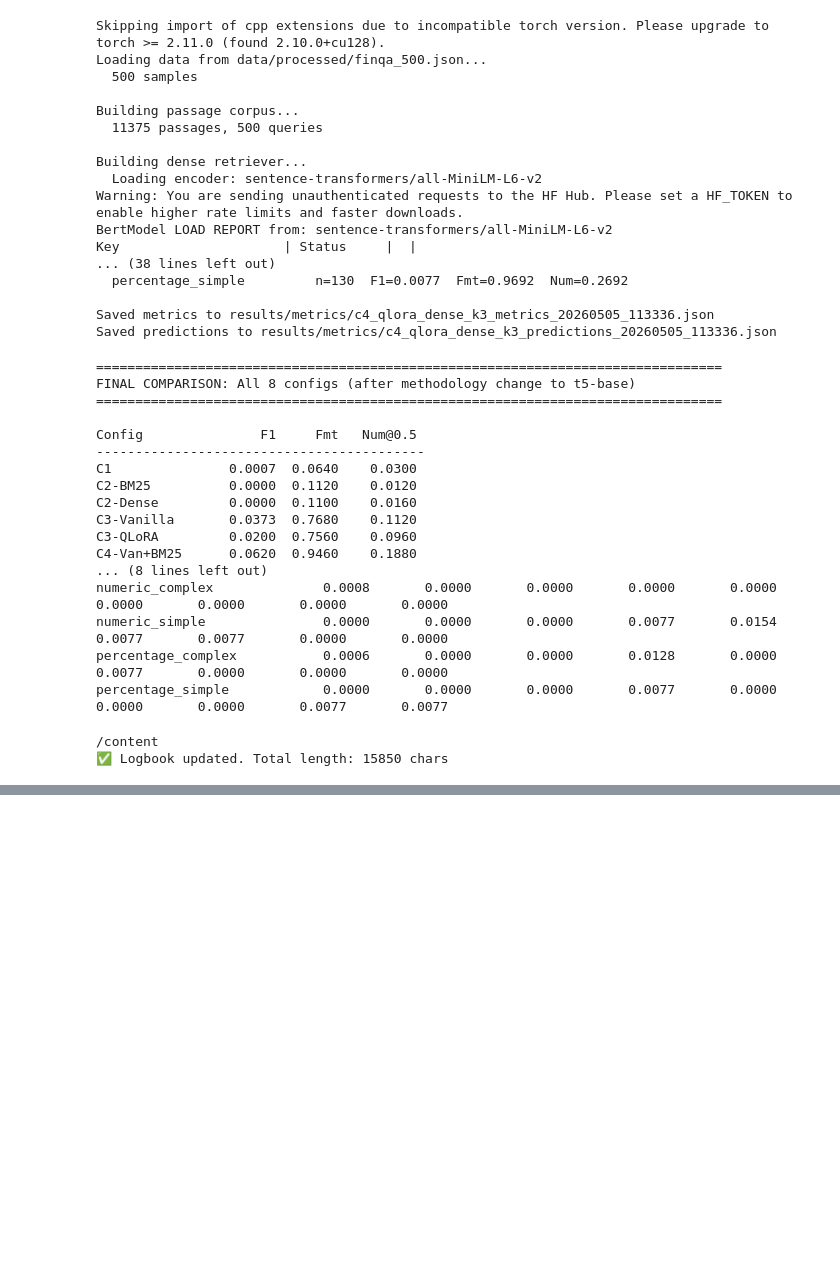
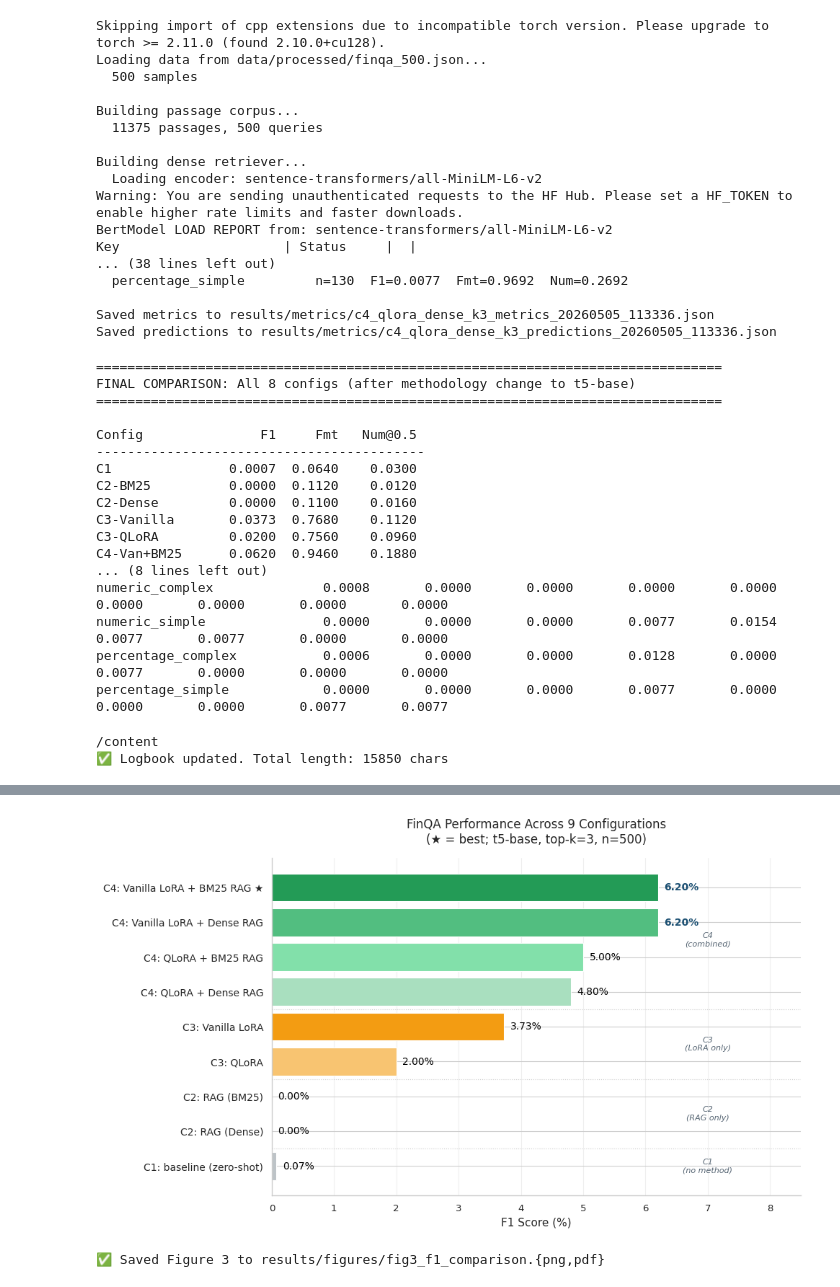
Before and after one commit to zx2536-gif/finqa-rag-lora-ablation, a Jupyter notebook: notebooks/01_data_exploration.ipynb, the cells around one changed output, grey strips where cells are left out. Drawn from its saved outputs; the diff is of its cells as text; code cells hidden in the pictures; blank space fills up the shorter version.

```diff
--- a/notebooks/01_data_exploration.ipynb
+++ b/notebooks/01_data_exploration.ipynb
@@ -4750,0 +5298,73 @@ print(f"✅ Logbook updated. Total length: {len(notes)} chars")
+# %%
+import matplotlib.pyplot as plt
+import numpy as np
+import json
+
+# 把 metrics 从两种 schema 中提取出来
+def get_overall_metrics(file_path):
+    with open(file_path) as f:
+        d = json.load(f)
+    metrics = d.get('qa_metrics', d.get('metrics', {}))
+    return metrics.get('overall', {})
+
+# 9 个 config 按 baseline → 加东西 顺序排列（horizontal bar 自下而上）
+config_order = [
+    ('C1: baseline (zero-shot)',          'C1',           '#BDC3C7'),
+    ('C2: RAG (Dense)',                    'C2-Dense',     '#85C1E9'),
+    ('C2: RAG (BM25)',                     'C2-BM25',      '#5DADE2'),
+    ('C3: QLoRA',                          'C3-QLoRA',     '#F8C471'),
+    ('C3: Vanilla LoRA',                   'C3-Vanilla',   '#F39C12'),
+    ('C4: QLoRA + Dense RAG',              'C4-QL+Dense',  '#A9DFBF'),
+    ('C4: QLoRA + BM25 RAG',               'C4-QL+BM25',   '#82E0AA'),
+    ('C4: Vanilla LoRA + Dense RAG',       'C4-Van+Dense', '#52BE80'),
+    ('C4: Vanilla LoRA + BM25 RAG ★',      'C4-Van+BM25',  '#239B56'),
+]
+
+labels, keys, colors = zip(*config_order)
+f1_values = [get_overall_metrics(all_configs[k]).get('f1', 0) * 100 for k in keys]
+
+# === 画图 ===
+fig, ax = plt.subplots(figsize=(10, 6))
+
+bars = ax.barh(range(len(labels)), f1_values, color=colors, edgecolor='white', linewidth=0.8)
+
+# 在每个 bar 末尾标数字
+for i, (bar, v) in enumerate(zip(bars, f1_values)):
+    ax.text(v + 0.1, bar.get_y() + bar.get_height()/2,
+            f'{v:.2f}%', va='center', fontsize=10,
+            fontweight='bold' if i >= 7 else 'normal',
+            color='#1B4F72' if i >= 7 else 'black')
+
+# 用横线分隔 config 组
+ax.axhline(y=0.5, color='gray', linestyle=':', alpha=0.4, lw=0.8)
+ax.axhline(y=2.5, color='gray', linestyle=':', alpha=0.4, lw=0.8)
+ax.axhline(y=4.5, color='gray', linestyle=':', alpha=0.4, lw=0.8)
+
+# 在右侧标注 group
+ax.text(7.0, 0, 'C1\n(no method)', fontsize=8, color='#566573',
+        ha='center', va='center', style='italic')
+ax.text(7.0, 1.5, 'C2\n(RAG only)', fontsize=8, color='#566573',
+        ha='center', va='center', style='italic')
+ax.text(7.0, 3.5, 'C3\n(LoRA only)', fontsize=8, color='#566573',
+        ha='center', va='center', style='italic')
+ax.text(7.0, 6.5, 'C4\n(combined)', fontsize=8, color='#566573',
+        ha='center', va='center', style='italic')
+
+ax.set_yticks(range(len(labels)))
+ax.set_yticklabels(labels, fontsize=10)
+ax.set_xlabel('F1 Score (%)', fontsize=11)
+ax.set_title('FinQA Performance Across 9 Configurations\n(★ = best; t5-base, top-k=3, n=500)',
+             fontsize=12, pad=15)
+ax.set_xlim(0, 8.5)
+ax.spines['top'].set_visible(False)
+ax.spines['right'].set_visible(False)
+ax.grid(True, axis='x', alpha=0.3)
+
+plt.tight_layout()
+plt.savefig('results/figures/fig3_f1_comparison.png', dpi=300, bbox_inches='tight')
+plt.savefig('results/figures/fig3_f1_comparison.pdf', bbox_inches='tight')
+plt.show()
+print("✅ Saved Figure 3 to results/figures/fig3_f1_comparison.{png,pdf}")
+# %% [output]
+[figure, added]
+✅ Saved Figure 3 to results/figures/fig3_f1_comparison.{png,pdf}
```
Also changed, not shown: parts of 17 cells of this notebook, 21 other files.
